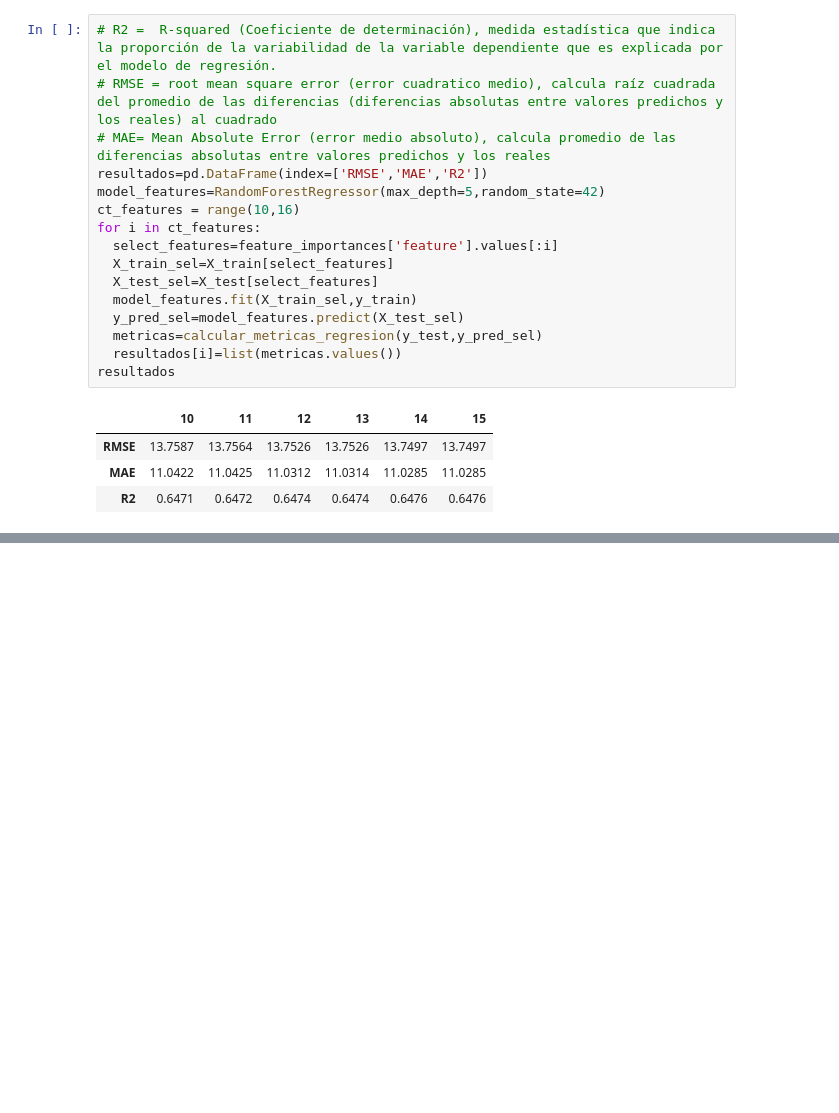
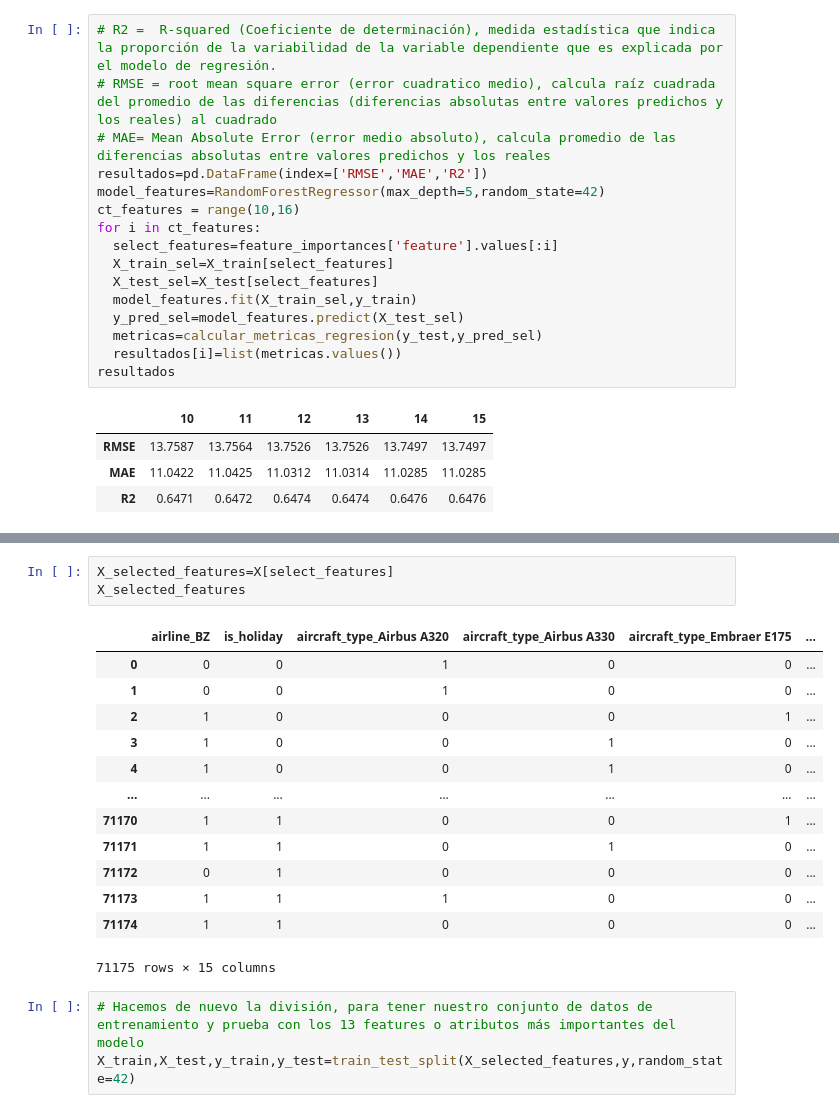
Before and after one commit to Tecindes/ClasificacionValidacion, a Jupyter notebook: IAAumentada.ipynb, the cells around one changed output, grey strips where cells are left out. Drawn from its saved outputs; the diff is of its cells as text; blank space fills up the shorter version.

```diff
--- a/IAAumentada.ipynb
+++ b/IAAumentada.ipynb
@@ -659,0 +669,20 @@ resultados
+# %%
+X_selected_features=X[select_features]
+X_selected_features
+# %% [output]
+|  | airline_BZ | is_holiday | aircraft_type_Airbus A320 | aircraft_type_Airbus A330 | aircraft_type_Embraer E175 | ... |
+| 0 | 0 | 0 | 1 | 0 | 0 | ... |
+| 1 | 0 | 0 | 1 | 0 | 0 | ... |
+| 2 | 1 | 0 | 0 | 0 | 1 | ... |
+| 3 | 1 | 0 | 0 | 1 | 0 | ... |
+| 4 | 1 | 0 | 0 | 1 | 0 | ... |
+| ... | ... | ... | ... | ... | ... | ... |
+| 71170 | 1 | 1 | 0 | 0 | 1 | ... |
+| 71171 | 1 | 1 | 0 | 1 | 0 | ... |
+| 71172 | 0 | 1 | 0 | 0 | 0 | ... |
+| 71173 | 1 | 1 | 1 | 0 | 0 | ... |
+| 71174 | 1 | 1 | 0 | 0 | 0 | ... |
+71175 rows × 15 columns
+# %%
+# Hacemos de nuevo la división, para tener nuestro conjunto de datos de entrenamiento y prueba con los 13 features o atributos más importantes del modelo
+X_train,X_test,y_train,y_test=train_test_split(X_selected_features,y,random_state=42)
```
Also changed, not shown: parts of 8 cells of this notebook.
